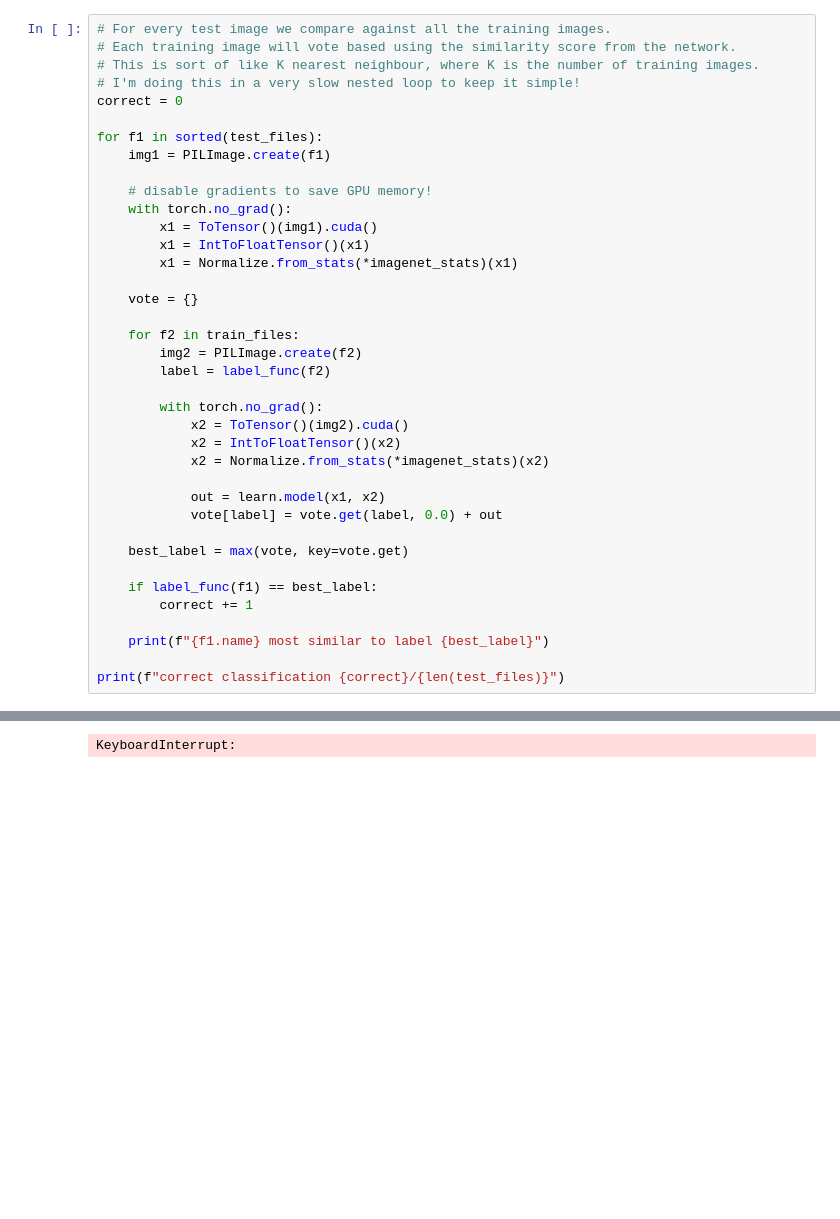
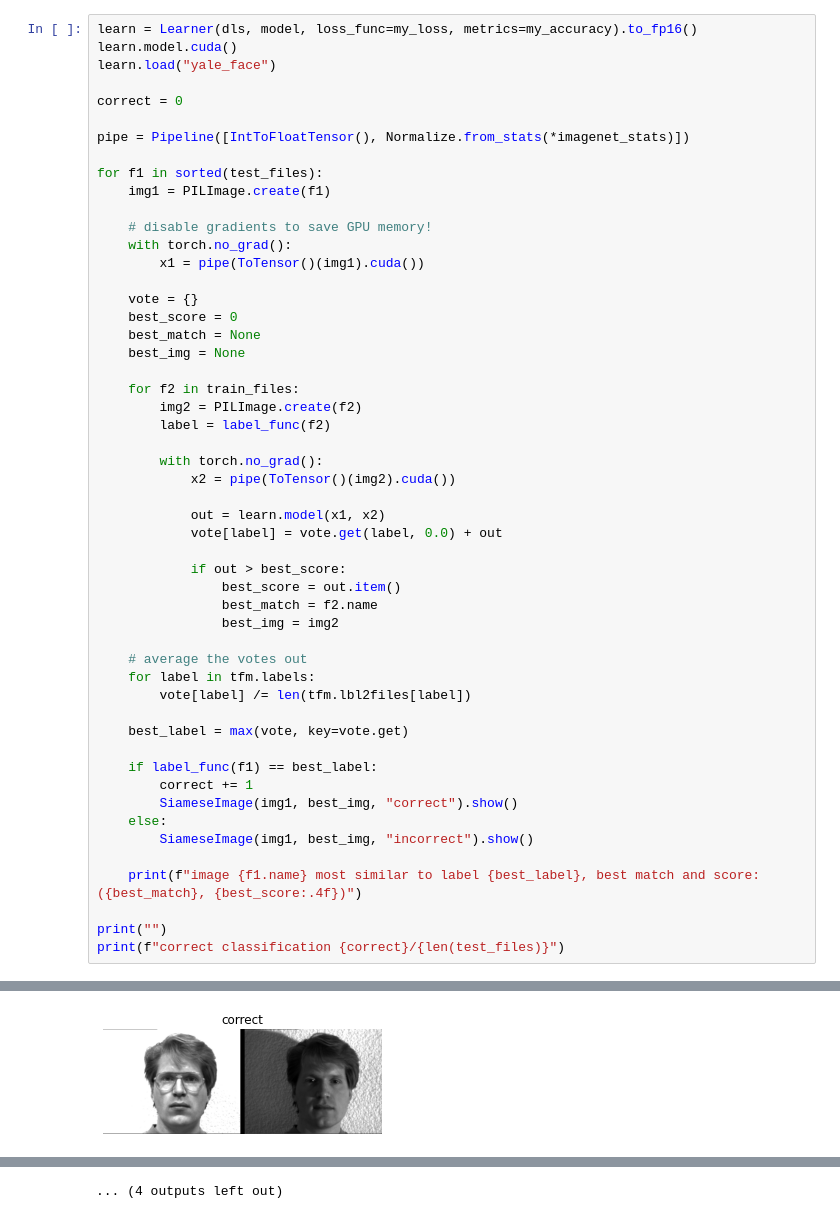
Before and after one commit to nghiaho12/fastai_projects, a Jupyter notebook: yale_face_siamese.ipynb, the cells around one changed output, grey strips where cells are left out. Cells and saved outputs as stored; diff of their text form; blank space fills up the shorter version.

```diff
--- a/yale_face_siamese.ipynb
+++ b/yale_face_siamese.ipynb
@@ -112,39 +173,53 @@ learn.load("yale_face")
 # %%
-# For every test image we compare against all the training images.
-# Each training image will vote based using the similarity score from the network.
-# This is sort of like K nearest neighbour, where K is the number of training images.
-# I'm doing this in a very slow nested loop to keep it simple!
+learn = Learner(dls, model, loss_func=my_loss, metrics=my_accuracy).to_fp16()
+learn.model.cuda()
+learn.load("yale_face")
+
 correct = 0
+
+pipe = Pipeline([IntToFloatTensor(), Normalize.from_stats(*imagenet_stats)])
 
 for f1 in sorted(test_files):
     img1 = PILImage.create(f1)
 
     # disable gradients to save GPU memory!
     with torch.no_grad():
-        x1 = ToTensor()(img1).cuda()
-        x1 = IntToFloatTensor()(x1)
-        x1 = Normalize.from_stats(*imagenet_stats)(x1)
+        x1 = pipe(ToTensor()(img1).cuda())
 
     vote = {}
+    best_score = 0
+    best_match = None
+    best_img = None
 
     for f2 in train_files:
         img2 = PILImage.create(f2)
         label = label_func(f2)
 
         with torch.no_grad():
-            x2 = ToTensor()(img2).cuda()
-            x2 = IntToFloatTensor()(x2)
-            x2 = Normalize.from_stats(*imagenet_stats)(x2)
+            x2 = pipe(ToTensor()(img2).cuda())
 
             out = learn.model(x1, x2)
             vote[label] = vote.get(label, 0.0) + out
+
+            if out > best_score:
+                best_score = out.item()
+                best_match = f2.name
+                best_img = img2
+
+    # average the votes out
+    for label in tfm.labels:
+        vote[label] /= len(tfm.lbl2files[label])
 
     best_label = max(vote, key=vote.get)
 
     if label_func(f1) == best_label:
         correct += 1
+        SiameseImage(img1, best_img, "correct").show()
+    else:
+        SiameseImage(img1, best_img, "incorrect").show()
 
-    print(f"{f1.name} most similar to label {best_label}")
+    print(f"image {f1.name} most similar to label {best_label}, best match and score: ({best_match}, {best_score:.4f})")
 
+print("")
 print(f"correct classification {correct}/{len(test_files)}")
 # %% [output]
@@ -152,0 +243 @@ subject02.glasses most similar to label 02
+[figure, added]
@@ -153 +254 @@ subject02.glasses most similar to label 02
-KeyboardInterrupt:
+... (4 outputs left out)
```
Also changed, not shown: parts of 15 cells of this notebook.
